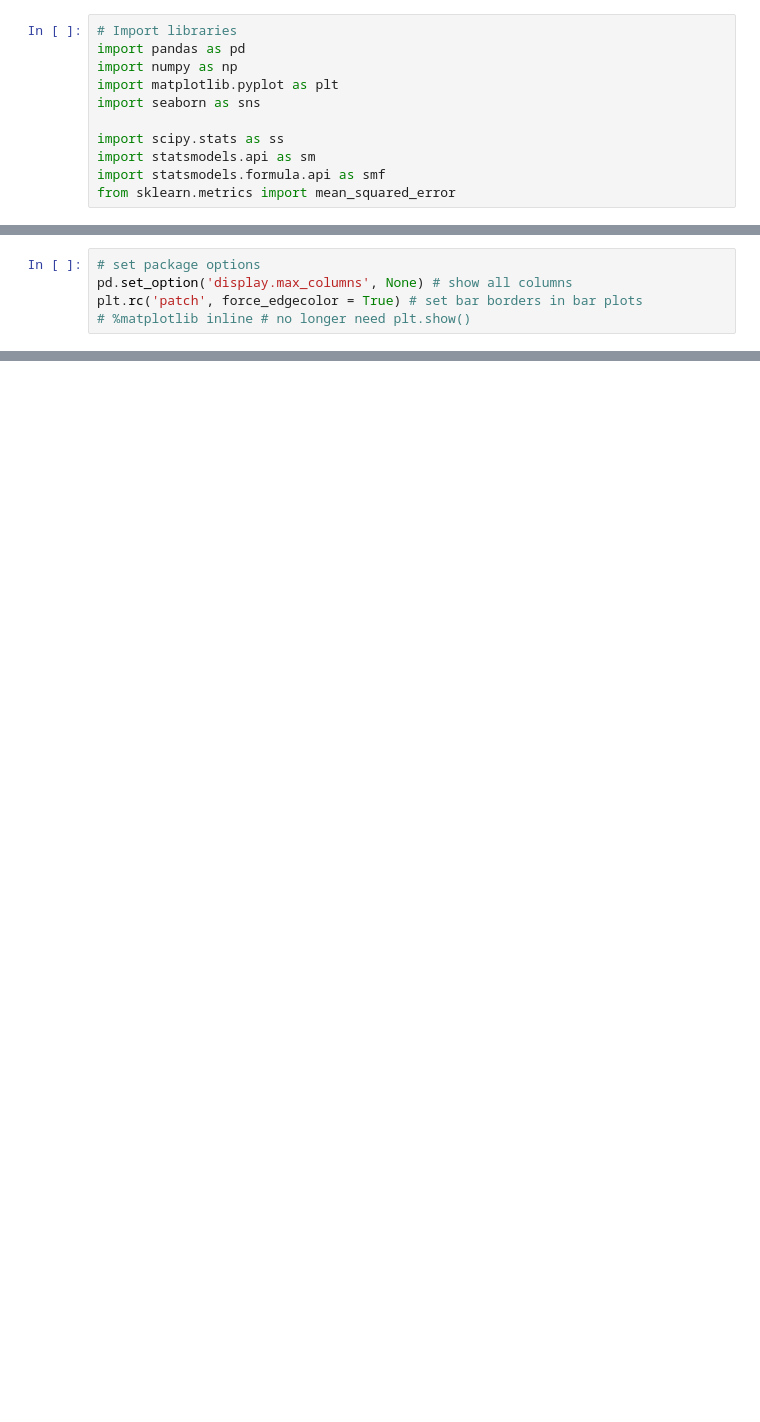
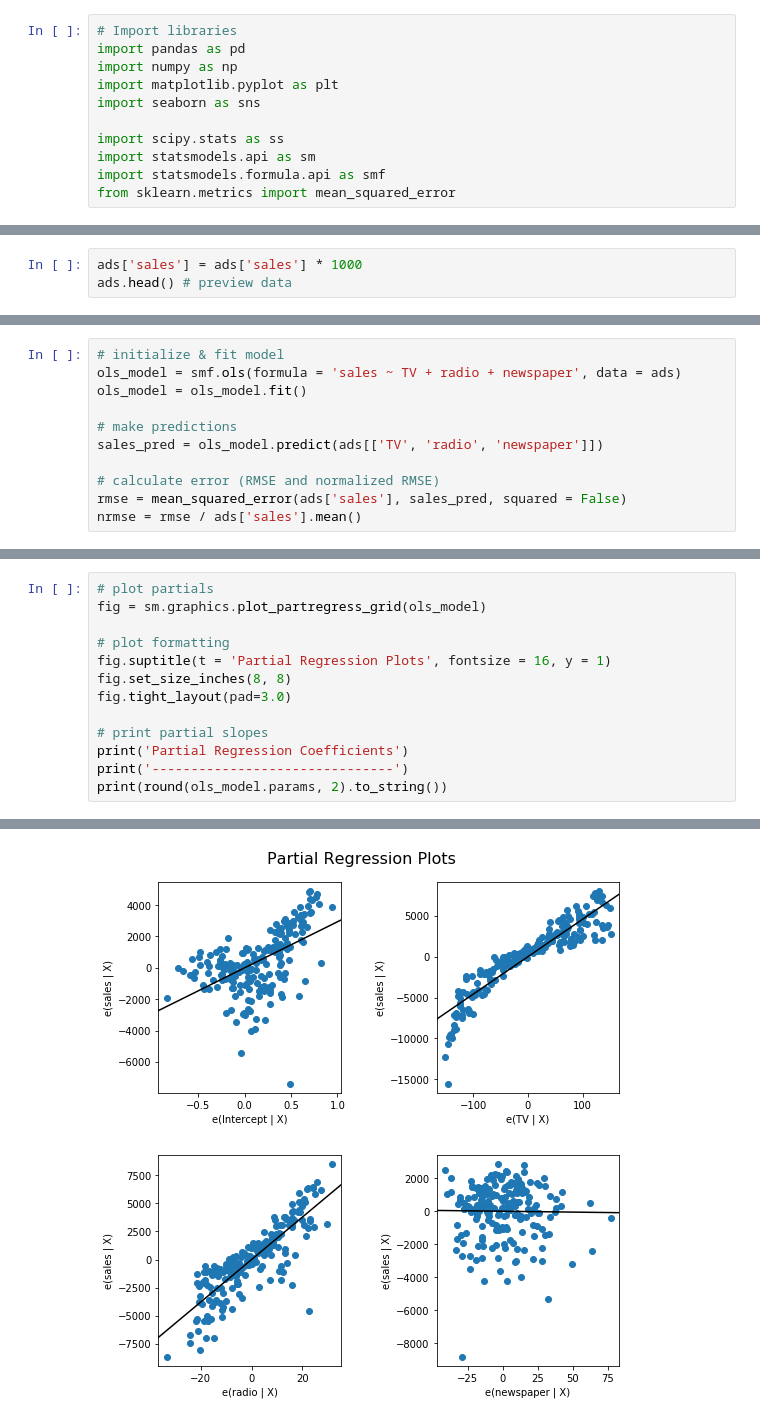
Before and after one commit to lukefiorio/ad_regression, a Jupyter notebook: LukasFiorio-L06-04-AS-AdRegression.ipynb, the cells around one changed output, grey strips where cells are left out. Drawn from its saved outputs; the diff is of its cells as text; blank space fills up the shorter version.

```diff
--- a/LukasFiorio-L06-04-AS-AdRegression.ipynb
+++ b/LukasFiorio-L06-04-AS-AdRegression.ipynb
@@ -39,5 +25,0 @@ from sklearn.metrics import mean_squared_error
-# %%
-# set package options
-pd.set_option('display.max_columns', None) # show all columns
-plt.rc('patch', force_edgecolor = True) # set bar borders in bar plots
-# %matplotlib inline # no longer need plt.show()
@@ -541,0 +40,3 @@ sns.lineplot(ads['ads'], sales_pred_all, color = 'red') # display predictions
+# %%
+ads['sales'] = ads['sales'] * 1000
+ads.head() # preview data
@@ -541,0 +56,11 @@ sns.lineplot(ads['ads'], sales_pred_all, color = 'red') # display predictions
+# %%
+# initialize & fit model
+ols_model = smf.ols(formula = 'sales ~ TV + radio + newspaper', data = ads)
+ols_model = ols_model.fit()
+
+# make predictions
+sales_pred = ols_model.predict(ads[['TV', 'radio', 'newspaper']])
+
+# calculate error (RMSE and normalized RMSE)
+rmse = mean_squared_error(ads['sales'], sales_pred, squared = False)
+nrmse = rmse / ads['sales'].mean()
@@ -541,0 +147,14 @@ sns.lineplot(ads['ads'], sales_pred_all, color = 'red') # display predictions
+# %%
+# plot partials
+fig = sm.graphics.plot_partregress_grid(ols_model)
+
+# plot formatting
+fig.suptitle(t = 'Partial Regression Plots', fontsize = 16, y = 1)
+fig.set_size_inches(8, 8)
+fig.tight_layout(pad=3.0)
+
+# print partial slopes
+print('Partial Regression Coefficients')
+print('-------------------------------')
+print(round(ols_model.params, 2).to_string())
+# %% [output]
@@ -541,0 +167 @@ sns.lineplot(ads['ads'], sales_pred_all, color = 'red') # display predictions
+[figure, added]
```
Also changed, not shown: parts of 76 cells of this notebook.
